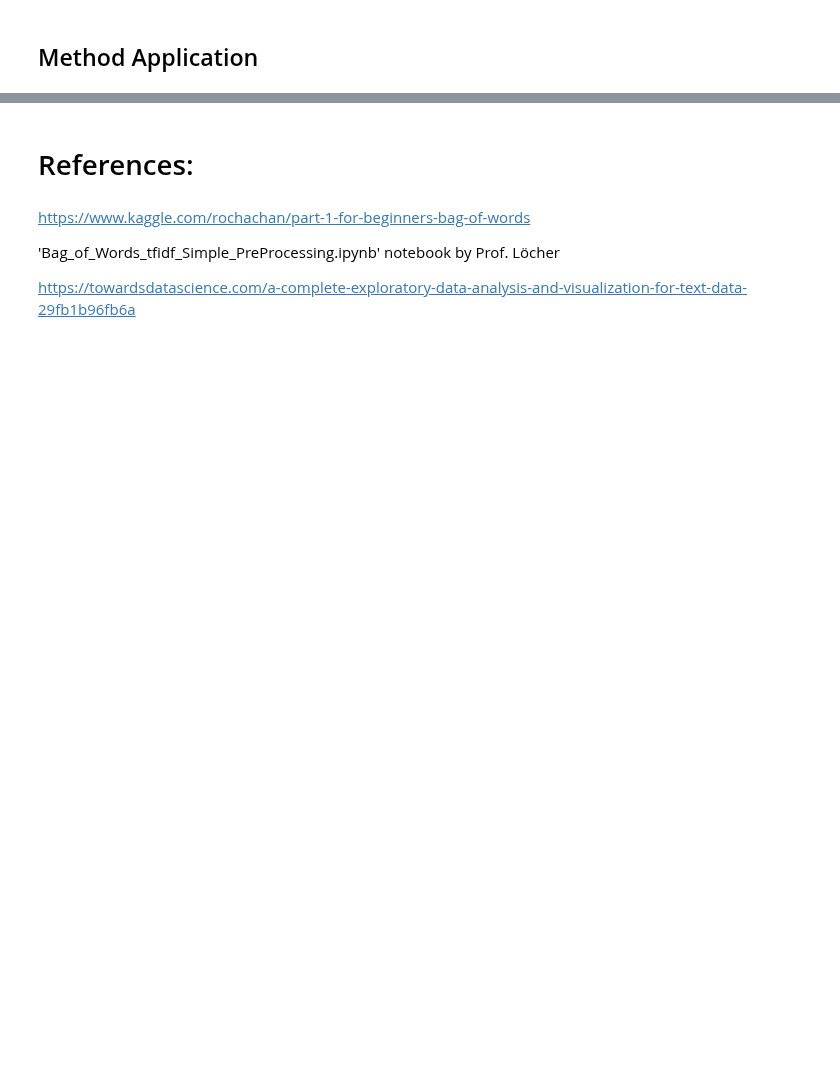
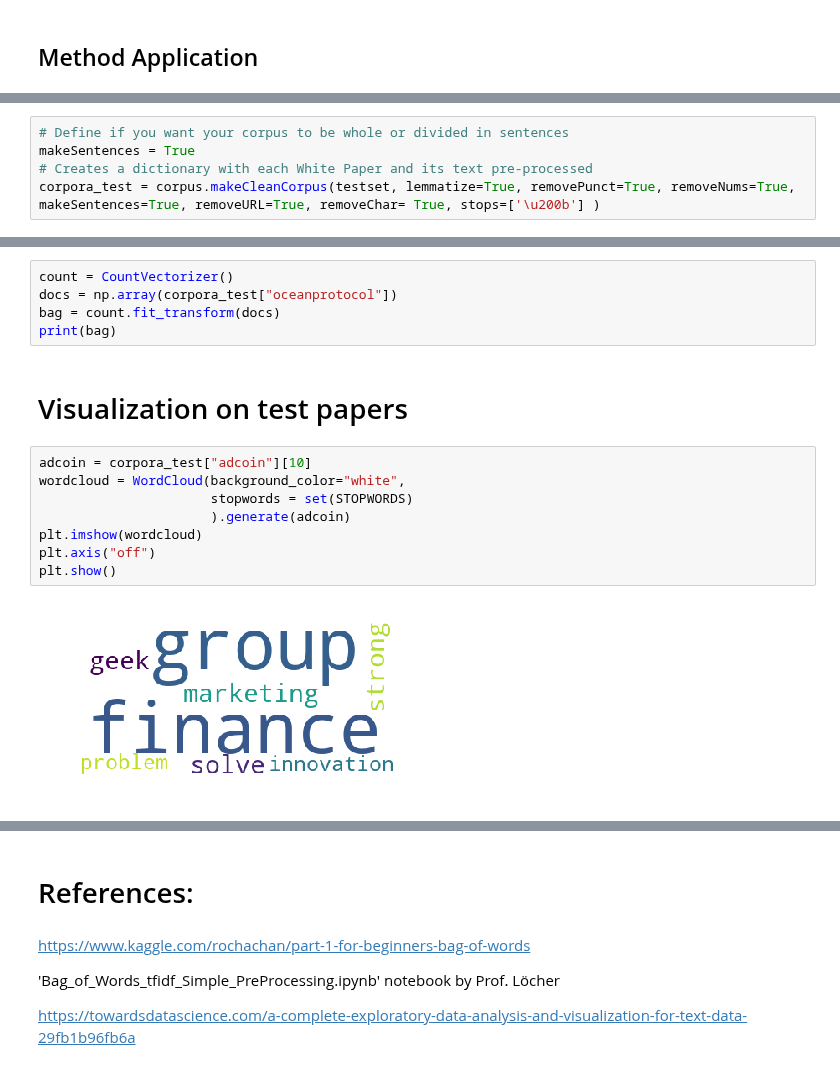
Before and after one commit to luisdiegocm/HWR_DataScience_Project, a Jupyter notebook: notebooks/1- Information Retrieval.ipynb, the cells around one changed output, grey strips where cells are left out. Drawn from its saved outputs; the diff is of its cells as text; blank space fills up the shorter version.

Commit message:
Added test papers

```diff
--- a/notebooks/1- Information Retrieval.ipynb
+++ b/notebooks/1- Information Retrieval.ipynb
@@ -1711,0 +869,5 @@ plt.show()
+# %%
+# Define if you want your corpus to be whole or divided in sentences
+makeSentences = True
+# Creates a dictionary with each White Paper and its text pre-processed
+corpora_test = corpus.makeCleanCorpus(testset, lemmatize=True, removePunct=True, removeNums=True, makeSentences=True, removeURL=True, removeChar= True, stops=['\u200b'] )
@@ -1711,0 +999,17 @@ plt.show()
+# %%
+count = CountVectorizer()
+docs = np.array(corpora_test["oceanprotocol"])
+bag = count.fit_transform(docs)
+print(bag)
+# %% [markdown]
+# Visualization on test papers
+# %%
+adcoin = corpora_test["adcoin"][10]
+wordcloud = WordCloud(background_color="white",
+                      stopwords = set(STOPWORDS)
+                      ).generate(adcoin)
+plt.imshow(wordcloud)
+plt.axis("off")
+plt.show()
+# %% [output]
+[figure, added]
```
Also changed, not shown: parts of 135 cells of this notebook, 1 other file.
